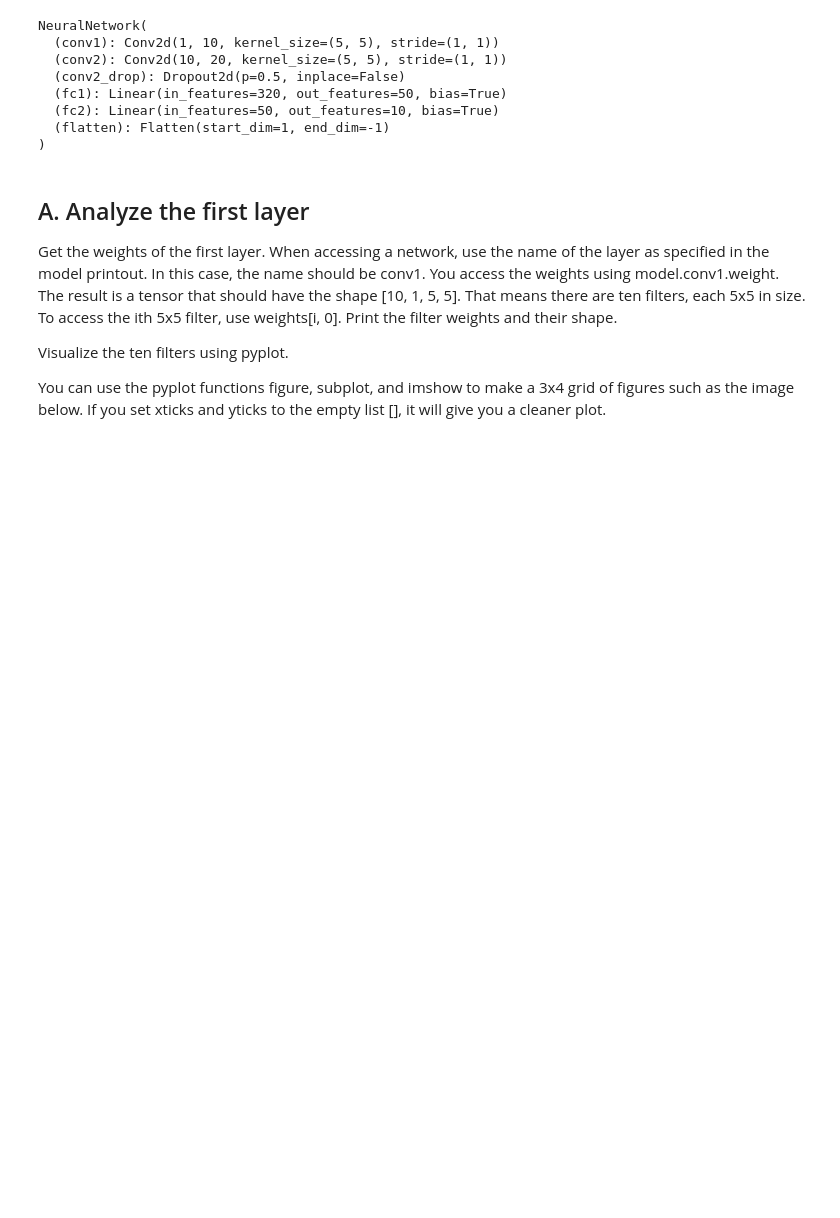
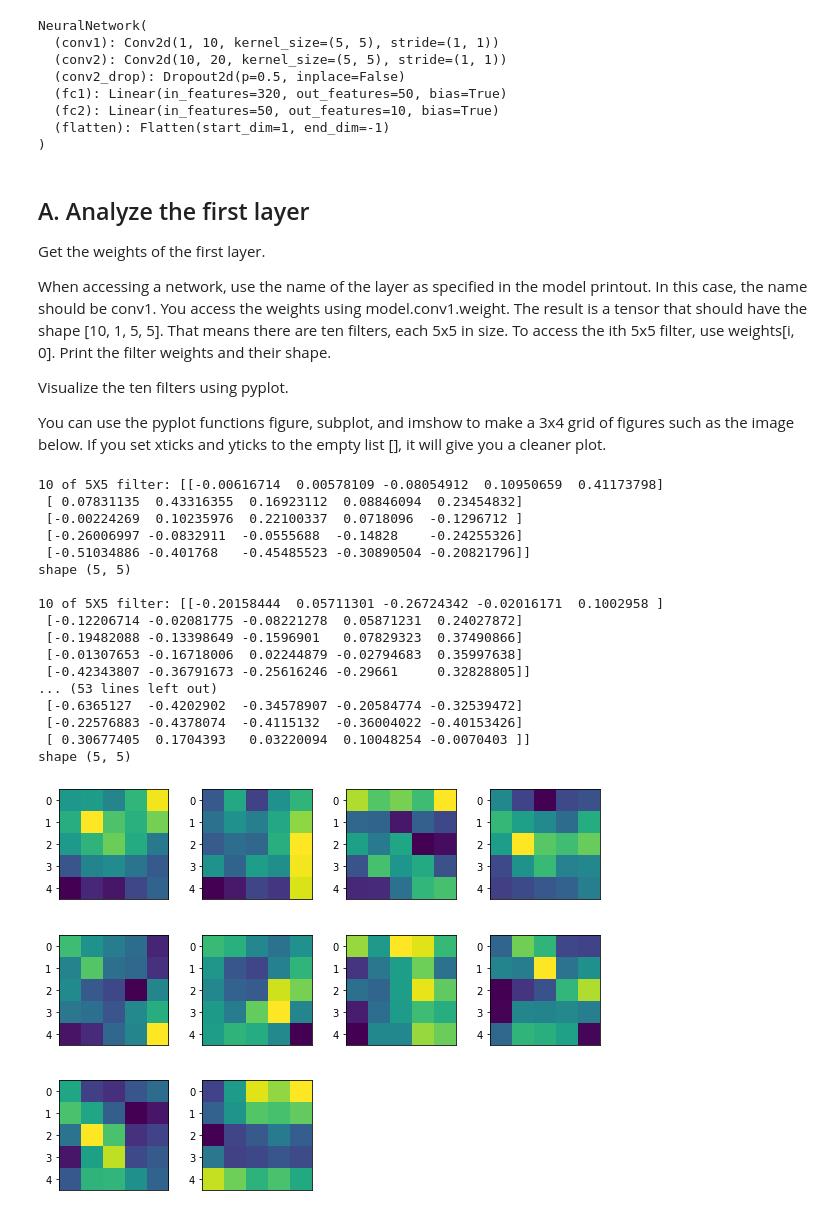
Before and after one commit to freecode23/vision-MNIST, a Jupyter notebook: Task2.ipynb, the cells around one changed output. Drawn from its saved outputs; the diff is of its cells as text; code cells hidden in the pictures; blank space fills up the shorter version.

```diff
--- a/Task2.ipynb
+++ b/Task2.ipynb
@@ -21,8 +21,7 @@ from torchvision import datasets, transforms
 from matplotlib import pyplot as plt
 # %%
 # 1. init network from the last saved
-network = TaskFGNotebook.init_network()
-
+network = Task1FGNotebook.init_network()
 print(network)
 # %% [output]
 NeuralNetwork(
@@ -36,8 +35,47 @@ NeuralNetwork(
 # %% [markdown]
 ## A. Analyze the first layer
 
-Get the weights of the first layer. When accessing a network, use the name of the layer as specified in the model printout. In this case, the name should be conv1. You access the weights using model.conv1.weight. The result is a tensor that should have the shape [10, 1, 5, 5]. That means there are ten filters, each 5x5 in size. To access the ith 5x5 filter, use weights[i, 0]. Print the filter weights and their shape.
+Get the weights of the first layer.
+
+When accessing a network, use the name of the layer as specified in the model printout. In this case, the name should be conv1. You access the weights using model.conv1.weight. The result is a tensor that should have the shape [10, 1, 5, 5]. That means there are ten filters, each 5x5 in size. To access the ith 5x5 filter, use weights[i, 0]. Print the filter weights and their shape.
 
 Visualize the ten filters using pyplot.
 
 You can use the pyplot functions figure, subplot, and imshow to make a 3x4 grid of figures such as the image below. If you set xticks and yticks to the empty list [], it will give you a cleaner plot.
+# %%
+figure = plt.figure(figsize=(8, 8))
+weights = network.conv1.weight
+
+for i in range(10):
+    # 1. Prepare grid
+    # question why i cannot do 3X4
+    plt.subplot(4, 4, i+1)
+    plt.tight_layout()
+
+    # 2. make sure the shape is 5X5 before doing imshow
+    filter_matrix = weights[i][0].detach().numpy()
+    print("\n10 of 5X5 filter:", filter_matrix)
+    print("shape", filter_matrix.shape)
+
+    # 3. show
+    plt.imshow(filter_matrix, interpolation="none")
+    plt.xticks([])
+# %% [output]
+10 of 5X5 filter: [[-0.00616714  0.00578109 -0.08054912  0.10950659  0.41173798]
+ [ 0.07831135  0.43316355  0.16923112  0.08846094  0.23454832]
+ [-0.00224269  0.10235976  0.22100337  0.0718096  -0.1296712 ]
+ [-0.26006997 -0.0832911  -0.0555688  -0.14828    -0.24255326]
+ [-0.51034886 -0.401768   -0.45485523 -0.30890504 -0.20821796]]
+shape (5, 5)
+
+10 of 5X5 filter: [[-0.20158444  0.05711301 -0.26724342 -0.02016171  0.1002958 ]
+ [-0.12206714 -0.02081775 -0.08221278  0.05871231  0.24027872]
+ [-0.19482088 -0.13398649 -0.1596901   0.07829323  0.37490866]
+ [-0.01307653 -0.16718006  0.02244879 -0.02794683  0.35997638]
+ [-0.42343807 -0.36791673 -0.25616246 -0.29661     0.32828805]]
+... (53 lines left out)
+ [-0.6365127  -0.4202902  -0.34578907 -0.20584774 -0.32539472]
+ [-0.22576883 -0.4378074  -0.4115132  -0.36004022 -0.40153426]
+ [ 0.30677405  0.1704393   0.03220094  0.10048254 -0.0070403 ]]
+shape (5, 5)
+[figure, added]
```
Also changed, not shown: parts of 7 cells of this notebook, 2 other files.
